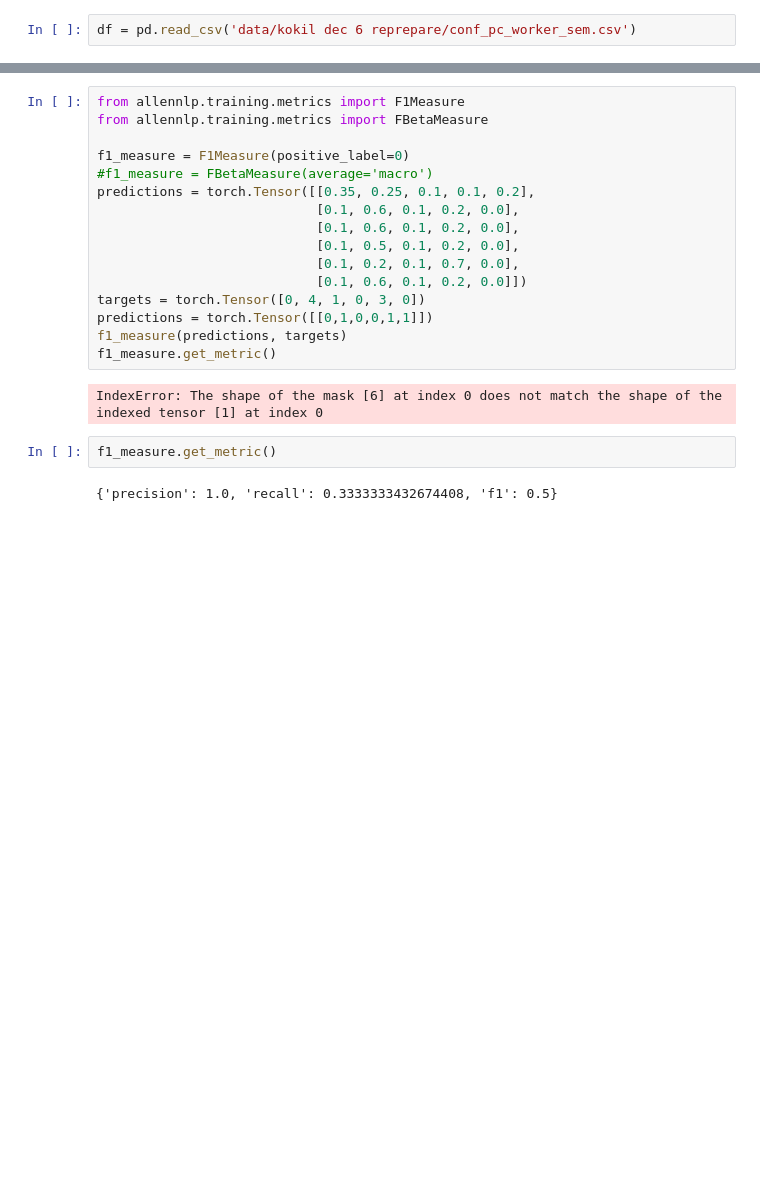
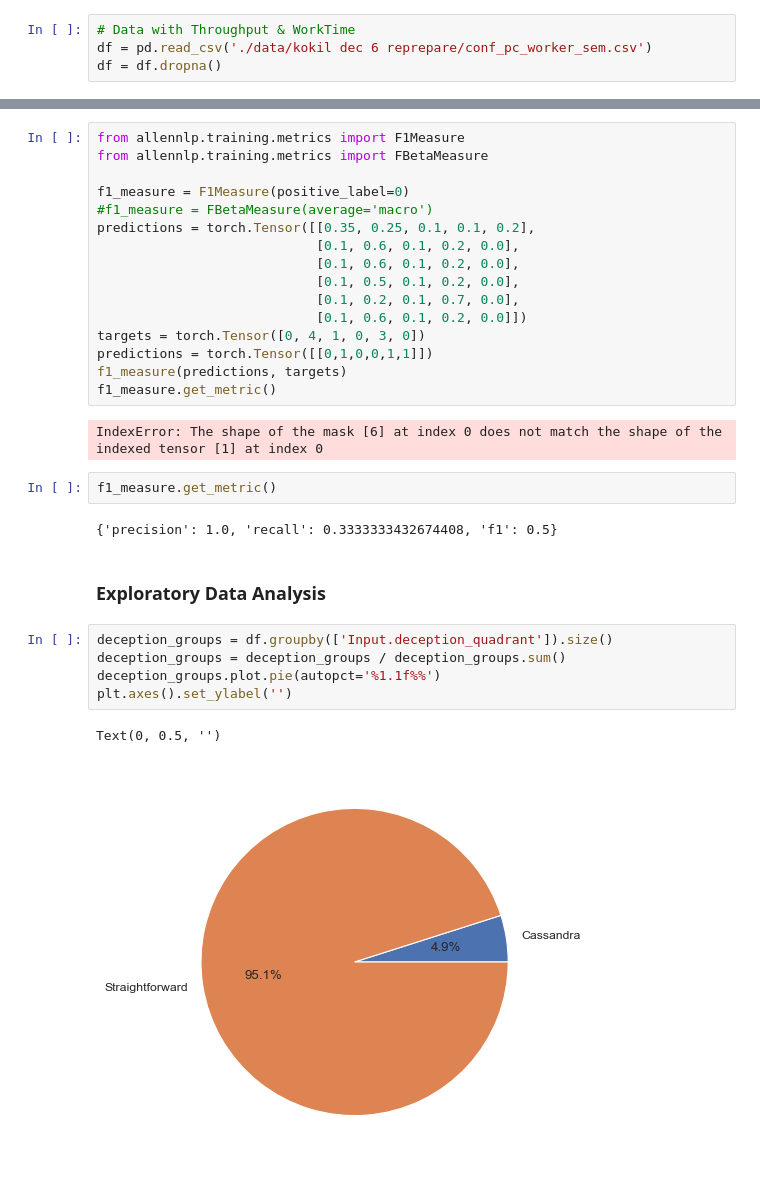
Before and after one commit to quarbby/diplomacy-betrayal, a Jupyter notebook: Analyse_Throughput_WorkTime.ipynb, the cells around one changed output, grey strips where cells are left out. Drawn from its saved outputs; the diff is of its cells as text; blank space fills up the shorter version.

```diff
--- a/Analyse_Throughput_WorkTime.ipynb
+++ b/Analyse_Throughput_WorkTime.ipynb
@@ -6,5 +9,7 @@ import scipy.stats as st
 # %%
-df = pd.read_csv('data/kokil dec 6 reprepare/conf_pc_worker_sem.csv')
+# Data with Throughput & WorkTime
+df = pd.read_csv('./data/kokil dec 6 reprepare/conf_pc_worker_sem.csv')
+df = df.dropna()
 # %%
 df = df.dropna()
 df.head()
@@ -54,3 +59,13 @@ IndexError: The shape of the mask [6] at index 0 does not match the shape of the
 f1_measure.get_metric()
 # %% [output]
 {'precision': 1.0, 'recall': 0.3333333432674408, 'f1': 0.5}
+# %% [markdown]
+### Exploratory Data Analysis
+# %%
+deception_groups = df.groupby(['Input.deception_quadrant']).size()
+deception_groups = deception_groups / deception_groups.sum()
+deception_groups.plot.pie(autopct='%1.1f%%')
+plt.axes().set_ylabel('')
+# %% [output]
+Text(0, 0.5, '')
+[figure, added]
```
Also changed, not shown: parts of 3 cells of this notebook, 11 other files.
